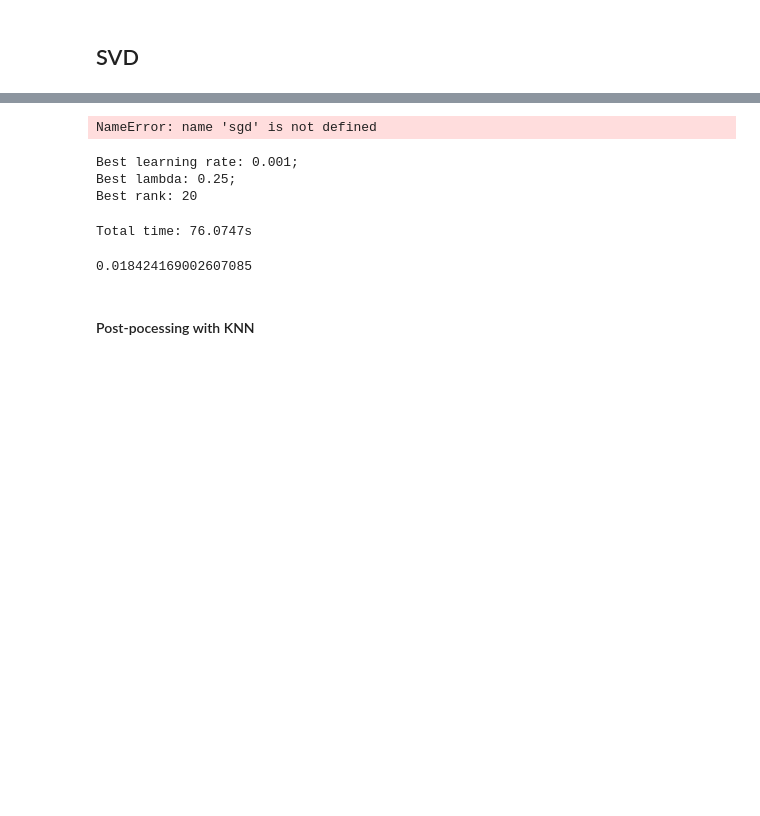
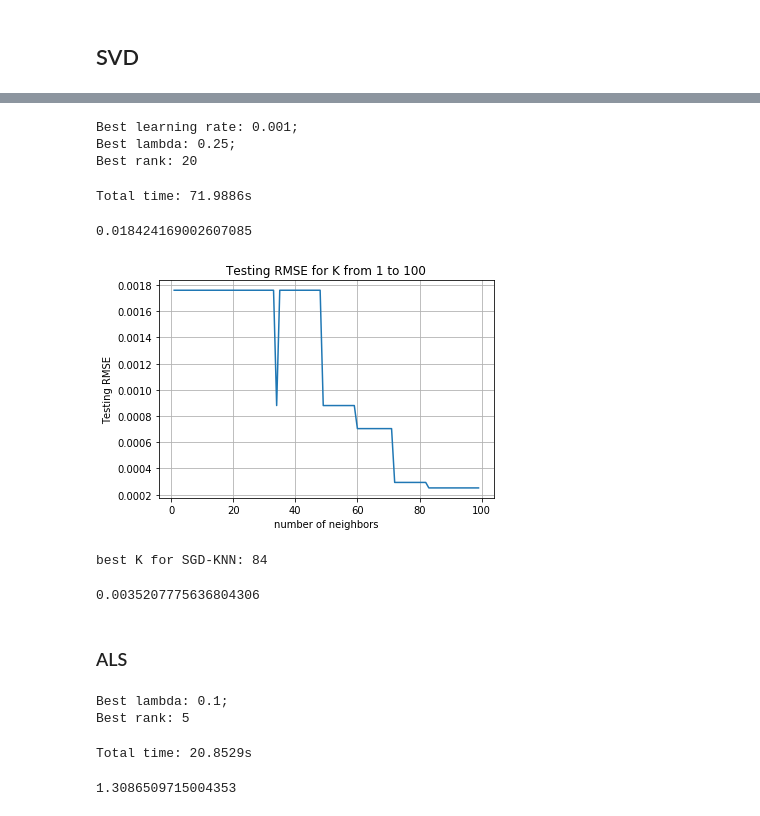
Before and after one commit to ZiyiLiao/Kidney-Transplant, a Jupyter notebook: doc/main.ipynb, the cells around one changed output, grey strips where cells are left out. Saved outputs shown, nothing was run; the diff lists cells and outputs as text; code cells hidden in the pictures; blank space fills up the shorter version.

```diff
--- a/doc/main.ipynb
+++ b/doc/main.ipynb
@@ -18,9 +28,7 @@ trainset, testset = svd.split(0.2)
 reg_list = [0.1,0.15,0.2,0.25]
 lr_list = [0.001,0.005, 0.01]
 rank_list = [5,10,20]
-svd.gridParams(reg = reg_list, lr = lr_list, rank = rank_list)
+svd.gridParams(algo = 'sgd',reg = reg_list, lr = lr_list, rank = rank_list)
 # svd.tuningParams(trainset, verbose = False)
-# %% [output]
-NameError: name 'sgd' is not defined
 # %%
 # save the best parameters
@@ -33,9 +41,10 @@ Best learning rate: 0.001;
 Best lambda: 0.25;
 Best rank: 20
 # %%
-# best model
-sgd.fit(trainset, lr = sgd_best_params[0] ,reg = sgd_best_params[1], rank = sgd_best_params[2],elapse = True)
+# SGD best model
+svd.sgd(trainset, lr = sgd_best_params[0] ,reg = sgd_best_params[1], rank = sgd_best_params[2],elapse = True)
+pickle.dump(svd, open( "../output/sgd_best_model.p", "wb" ))
 # %% [output]
-Total time: 76.0747s
+Total time: 71.9886s
 # %%
 # test error
@@ -43,5 +52,31 @@ sgd_err = sgd.err(testset, measure = 'rmse')
 print(sgd_err)
 # %% [output]
 0.018424169002607085
-# %% [markdown]
-#### Post-pocessing with KNN
+# %%
+# find best K
+K_err = []
+K_num = [i for i in range(1,100)]
+for k in K_num:
+    K_err.append(svd.KNN(train = trainset, test = trainset, K = k))
+plt.plot(K_num, K_err)
+plt.xlabel("number of neighbors")
+plt.ylabel("Testing RMSE")
+plt.title("Testing RMSE for K from 1 to 100")
+plt.grid()
+plt.savefig('../output/SGD-KNN.png', dpi=300, bbox_inches='tight')
+plt.show()
+sgd_best_K = np.argmin(K_err)+2
+pickle.dump(sgd_best_K, open( "../output/sgd_knn_bestK.p", "wb" ))
+# sgd_best_K = pickle.load(open( "../output/sgd_knn_bestK.p", "rb" ))
+print("best K for SGD-KNN: {}".format(sgd_best_K))
+# %% [output]
+[figure, added]
+best K for SGD-KNN: 84
+# %%
+# prediction error with KNN
+sgd_knn_err = svd.KNN(train = trainset, test = testset, K = sgd_best_K)
+print(sgd_knn_err)
+# %% [output]
+0.0035207775636804306
+# %% [markdown]
+### ALS
@@ -48 +89,22 @@ print(sgd_err)
+# %%
+# save parameters
+als_best_params = als.best_params
+pickle.dump(als_best_params, open( "../output/als_best_params.p", "wb" ))
+# als_best_params = pickle.load(open( "../output/als_best_params.p", "rb" ))
+print("Best lambda: {}; \nBest rank: {}".format(als_best_params[1], als_best_params[0]))
+# %% [output]
+Best lambda: 0.1;
+Best rank: 5
+# %%
+# training best ALS model
+svd.als(trainset, rank = als_best_params[0], reg = als_best_params[1],elapse = True)
+pickle.dump(svd, open( "../output/als_best_model.p", "wb" ))
+# %% [output]
+Total time: 20.8529s
+# %%
+# calculate test error
+als_err = svd.err(testset, measure = 'rmse')
+print(als_err)
+# %% [output]
+1.3086509715004353
 # %%
```
Also changed, not shown: parts of 19 cells of this notebook, 10 other files.
